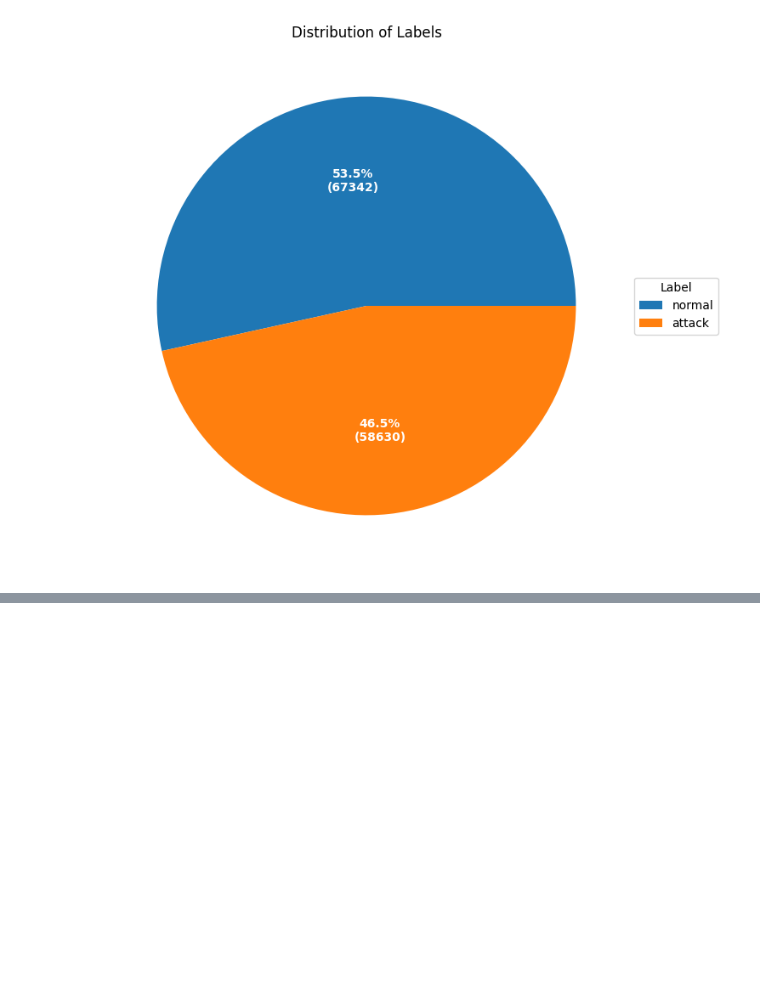
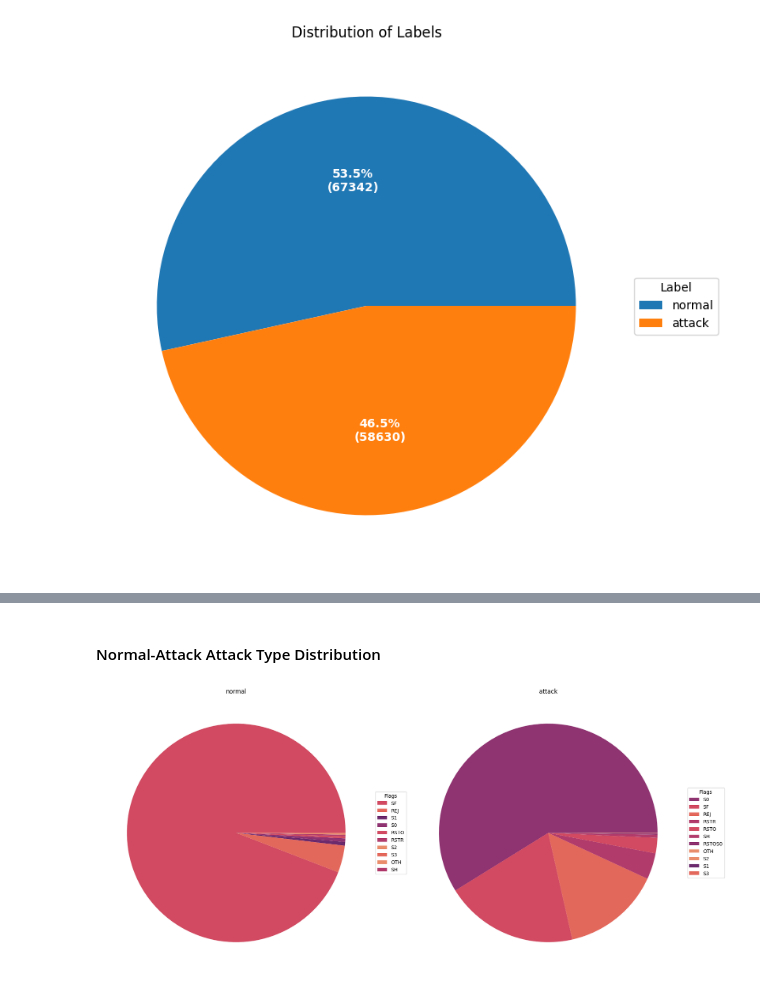
Before and after one commit to Namratha2301/IntrusionDetection, a Jupyter notebook: Intrusion Detection Using Machine Learning.ipynb, the cells around one changed output, grey strips where cells are left out. Saved outputs shown, nothing was run; the diff lists cells and outputs as text; code cells hidden in the pictures; blank space fills up the shorter version.

```diff
--- a/Intrusion Detection Using Machine Learning.ipynb
+++ b/Intrusion Detection Using Machine Learning.ipynb
@@ -294,0 +358,14 @@ plt.show()
+# %% [markdown]
+#### Normal-Attack Attack Type Distribution
+# %%
+# get a series with the count of each flag for attack and normal traffic
+
+normal_flags = train.loc[train.attack_flag == 0].flag.value_counts()
+attack_flags = train.loc[train.attack_flag == 1].flag.value_counts()
+
+# create the charts
+
+flag_axs = bake_pies([normal_flags, attack_flags], ['normal','attack'])
+plt.show()
+# %% [output]
+[figure, added]
```
Also changed, not shown: parts of 8 cells of this notebook.
